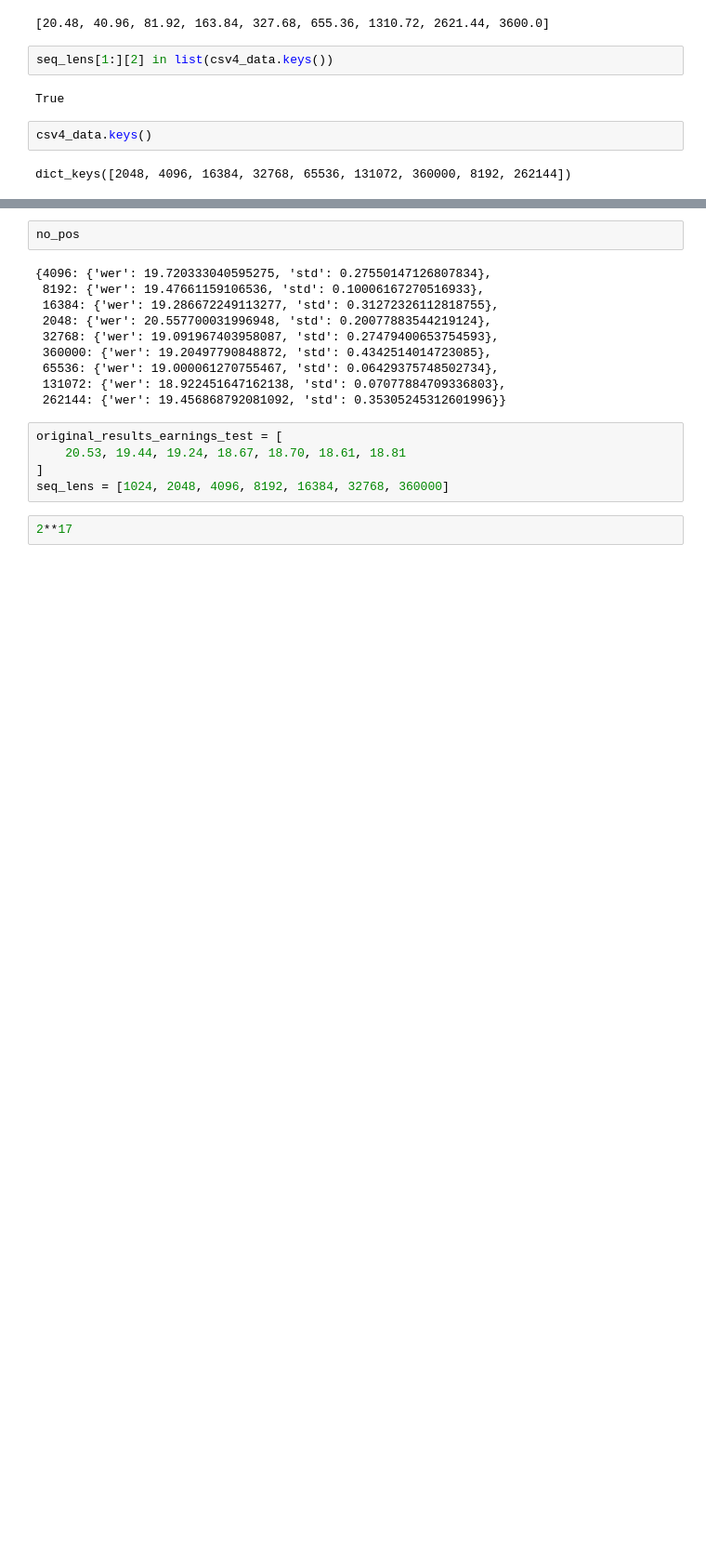
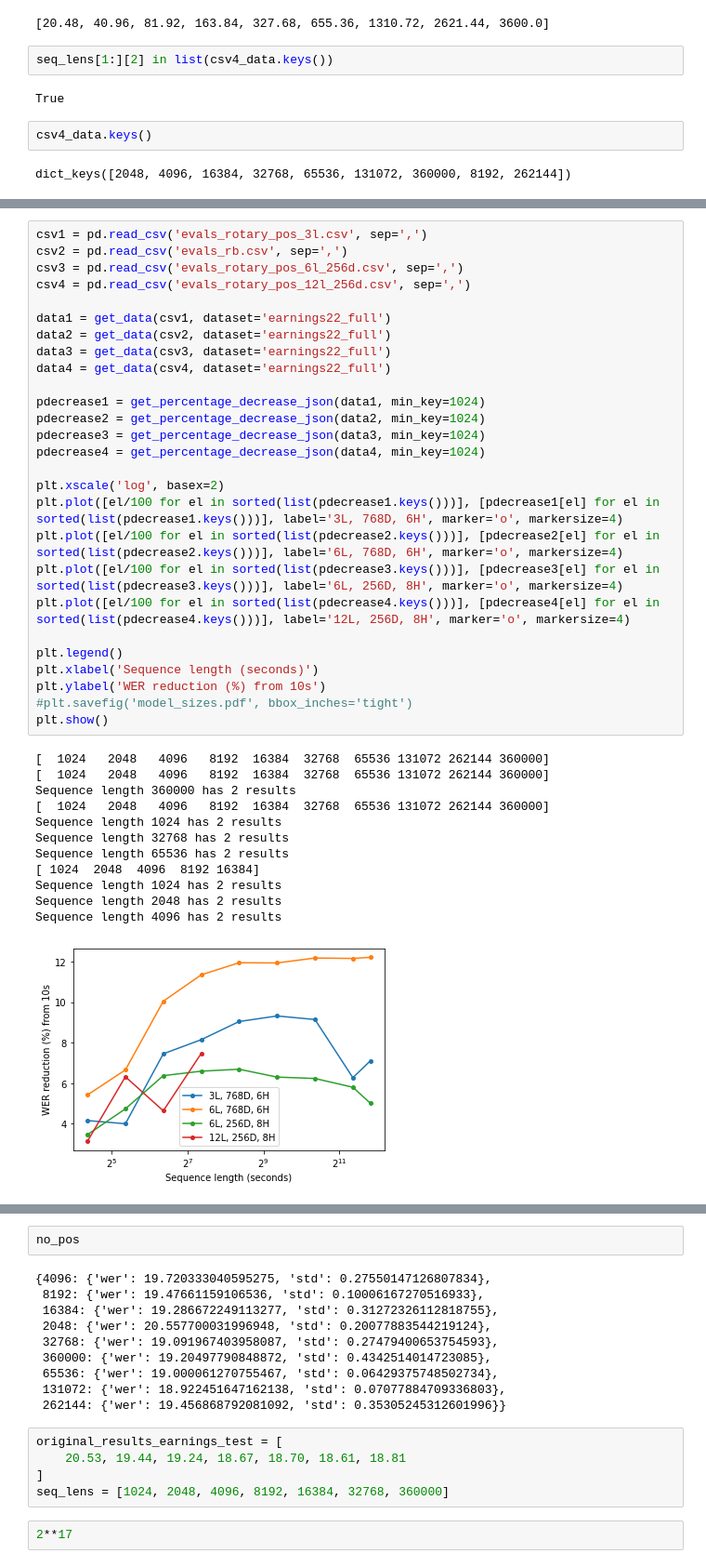
Before and after one commit to robflynnyh/long-context-asr, a Jupyter notebook: eval/results/eval.ipynb, the cells around one changed output, grey strips where cells are left out. Shown at 93% size. Drawn from its saved outputs; the diff is of its cells as text; blank space fills up the shorter version.

```diff
--- a/eval/results/eval.ipynb
+++ b/eval/results/eval.ipynb
@@ -287,3 +280,43 @@ csv.loc[csv['dataset'] == 'earnings22'].loc[csv['split'] == 'dev']
+# %%
+csv1 = pd.read_csv('evals_rotary_pos_3l.csv', sep=',')
+csv2 = pd.read_csv('evals_rb.csv', sep=',')
+csv3 = pd.read_csv('evals_rotary_pos_6l_256d.csv', sep=',')
+csv4 = pd.read_csv('evals_rotary_pos_12l_256d.csv', sep=',')
+
+data1 = get_data(csv1, dataset='earnings22_full')
+data2 = get_data(csv2, dataset='earnings22_full')
+data3 = get_data(csv3, dataset='earnings22_full')
+data4 = get_data(csv4, dataset='earnings22_full')
+
+pdecrease1 = get_percentage_decrease_json(data1, min_key=1024)
+pdecrease2 = get_percentage_decrease_json(data2, min_key=1024)
+pdecrease3 = get_percentage_decrease_json(data3, min_key=1024)
+pdecrease4 = get_percentage_decrease_json(data4, min_key=1024)
+
+plt.xscale('log', basex=2)
+plt.plot([el/100 for el in sorted(list(pdecrease1.keys()))], [pdecrease1[el] for el in sorted(list(pdecrease1.keys()))], label='3L, 768D, 6H', marker='o', markersize=4)
+plt.plot([el/100 for el in sorted(list(pdecrease2.keys()))], [pdecrease2[el] for el in sorted(list(pdecrease2.keys()))], label='6L, 768D, 6H', marker='o', markersize=4)
+plt.plot([el/100 for el in sorted(list(pdecrease3.keys()))], [pdecrease3[el] for el in sorted(list(pdecrease3.keys()))], label='6L, 256D, 8H', marker='o', markersize=4)
+plt.plot([el/100 for el in sorted(list(pdecrease4.keys()))], [pdecrease4[el] for el in sorted(list(pdecrease4.keys()))], label='12L, 256D, 8H', marker='o', markersize=4)
+
+plt.legend()
+plt.xlabel('Sequence length (seconds)')
+plt.ylabel('WER reduction (%) from 10s')
+#plt.savefig('model_sizes.pdf', bbox_inches='tight')
+plt.show()
+# %% [output]
+[  1024   2048   4096   8192  16384  32768  65536 131072 262144 360000]
+[  1024   2048   4096   8192  16384  32768  65536 131072 262144 360000]
+Sequence length 360000 has 2 results
+[  1024   2048   4096   8192  16384  32768  65536 131072 262144 360000]
+Sequence length 1024 has 2 results
+Sequence length 32768 has 2 results
+Sequence length 65536 has 2 results
+[ 1024  2048  4096  8192 16384]
+Sequence length 1024 has 2 results
+Sequence length 2048 has 2 results
+Sequence length 4096 has 2 results
+[figure, added]
 # %%
 earnings_test = get_data(pd.read_csv('evals_rb.csv', sep=','))
 tedlium_test = get_data(pd.read_csv('evals_rb.csv', sep=','), dataset='tedlium')
```
Also changed, not shown: parts of 18 cells of this notebook, 32 other files.
